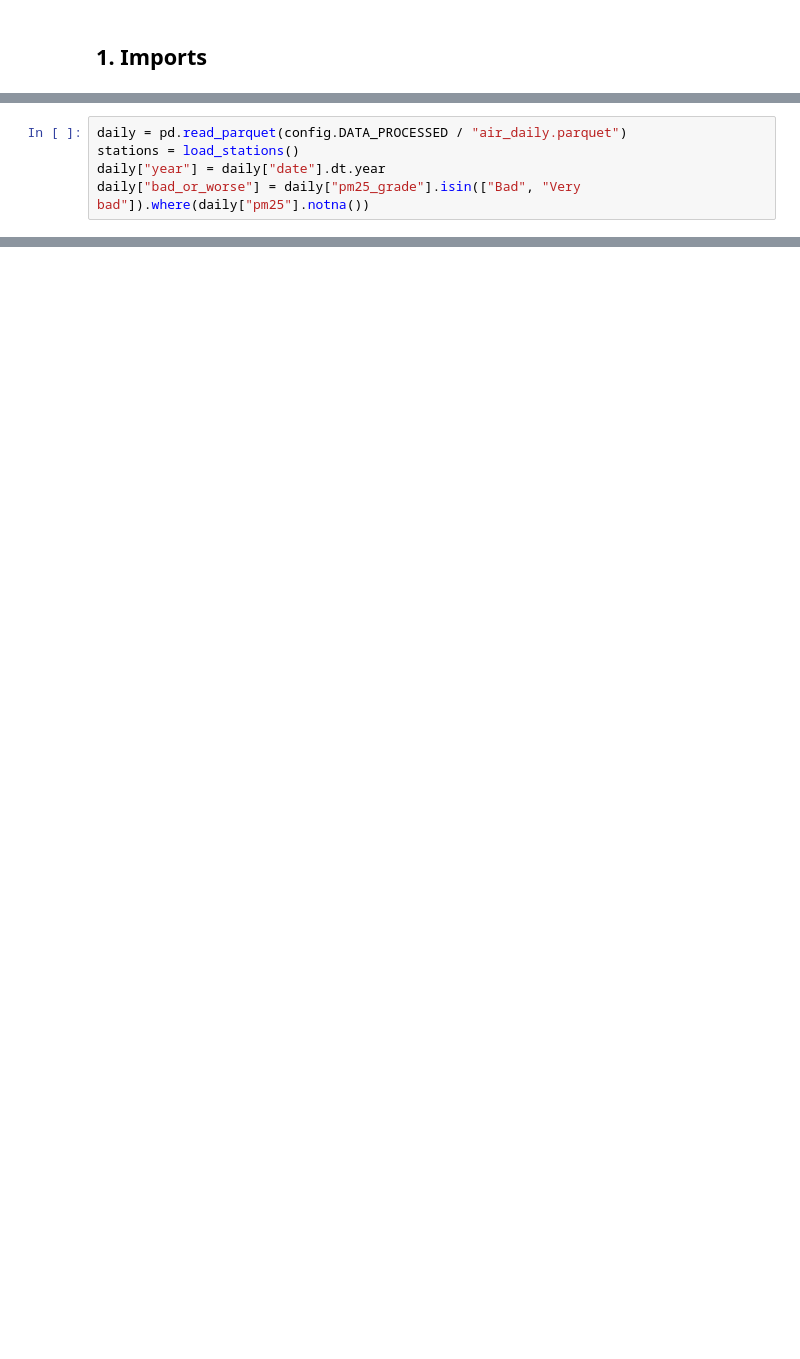
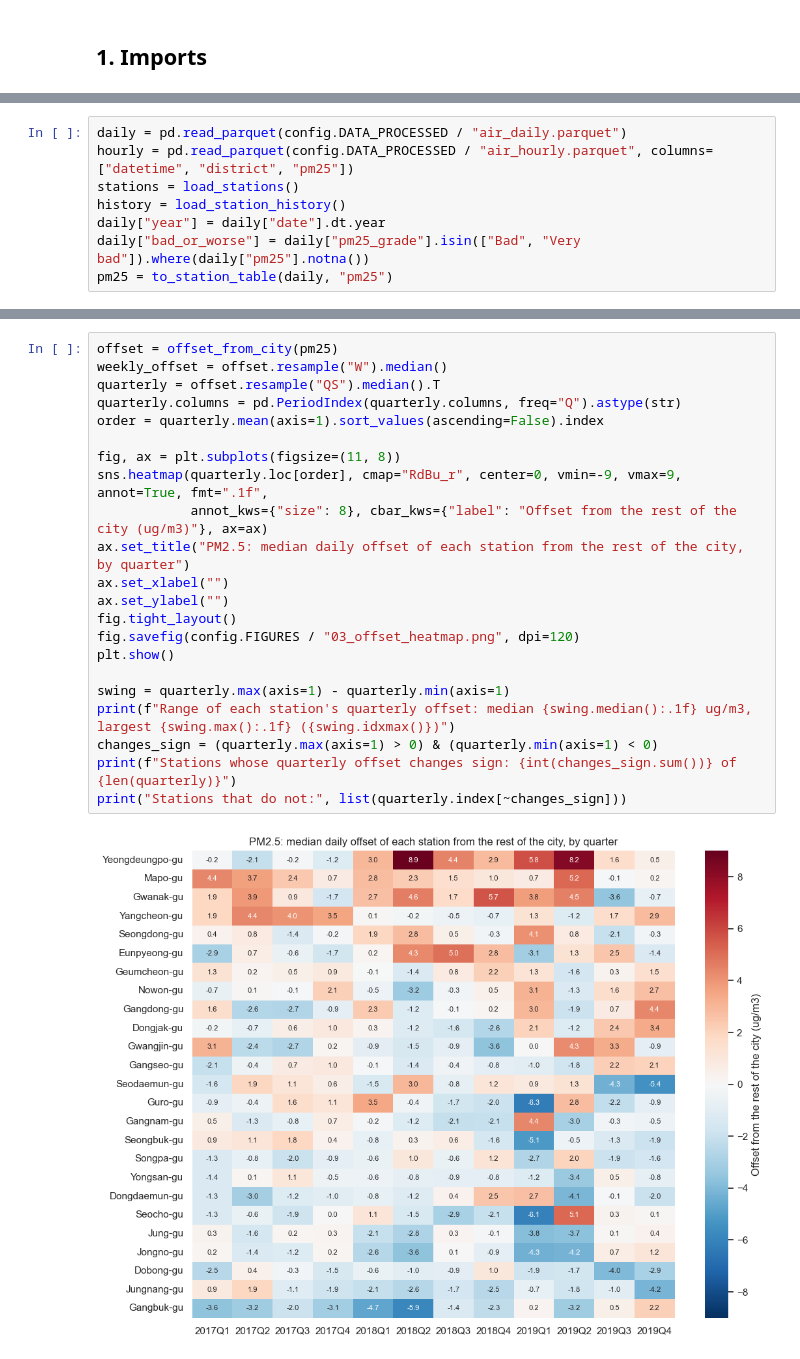
Before and after one commit to moliiner/air_pollution_analysis_seoul, a Jupyter notebook: notebooks/03_eda_spatial.ipynb, the cells around one changed output, grey strips where cells are left out. Drawn from its saved outputs; the diff is of its cells as text; blank space fills up the shorter version.

```diff
--- a/notebooks/03_eda_spatial.ipynb
+++ b/notebooks/03_eda_spatial.ipynb
@@ -26,7 +34,10 @@ config.FIGURES.mkdir(parents=True, exist_ok=True)
 config.METRICS.mkdir(parents=True, exist_ok=True)
 # %%
 daily = pd.read_parquet(config.DATA_PROCESSED / "air_daily.parquet")
+hourly = pd.read_parquet(config.DATA_PROCESSED / "air_hourly.parquet", columns=["datetime", "district", "pm25"])
 stations = load_stations()
+history = load_station_history()
 daily["year"] = daily["date"].dt.year
 daily["bad_or_worse"] = daily["pm25_grade"].isin(["Bad", "Very bad"]).where(daily["pm25"].notna())
+pm25 = to_station_table(daily, "pm25")
 # %% [markdown]
@@ -128,0 +142,24 @@ year
+# %%
+offset = offset_from_city(pm25)
+weekly_offset = offset.resample("W").median()
+quarterly = offset.resample("QS").median().T
+quarterly.columns = pd.PeriodIndex(quarterly.columns, freq="Q").astype(str)
+order = quarterly.mean(axis=1).sort_values(ascending=False).index
+
+fig, ax = plt.subplots(figsize=(11, 8))
+sns.heatmap(quarterly.loc[order], cmap="RdBu_r", center=0, vmin=-9, vmax=9, annot=True, fmt=".1f",
+            annot_kws={"size": 8}, cbar_kws={"label": "Offset from the rest of the city (ug/m3)"}, ax=ax)
+ax.set_title("PM2.5: median daily offset of each station from the rest of the city, by quarter")
+ax.set_xlabel("")
+ax.set_ylabel("")
+fig.tight_layout()
+fig.savefig(config.FIGURES / "03_offset_heatmap.png", dpi=120)
+plt.show()
+
+swing = quarterly.max(axis=1) - quarterly.min(axis=1)
+print(f"Range of each station's quarterly offset: median {swing.median():.1f} ug/m3, largest {swing.max():.1f} ({swing.idxmax()})")
+changes_sign = (quarterly.max(axis=1) > 0) & (quarterly.min(axis=1) < 0)
+print(f"Stations whose quarterly offset changes sign: {int(changes_sign.sum())} of {len(quarterly)}")
+print("Stations that do not:", list(quarterly.index[~changes_sign]))
+# %% [output]
+[figure, added]
```
Also changed, not shown: parts of 37 cells of this notebook, 16 other files.
